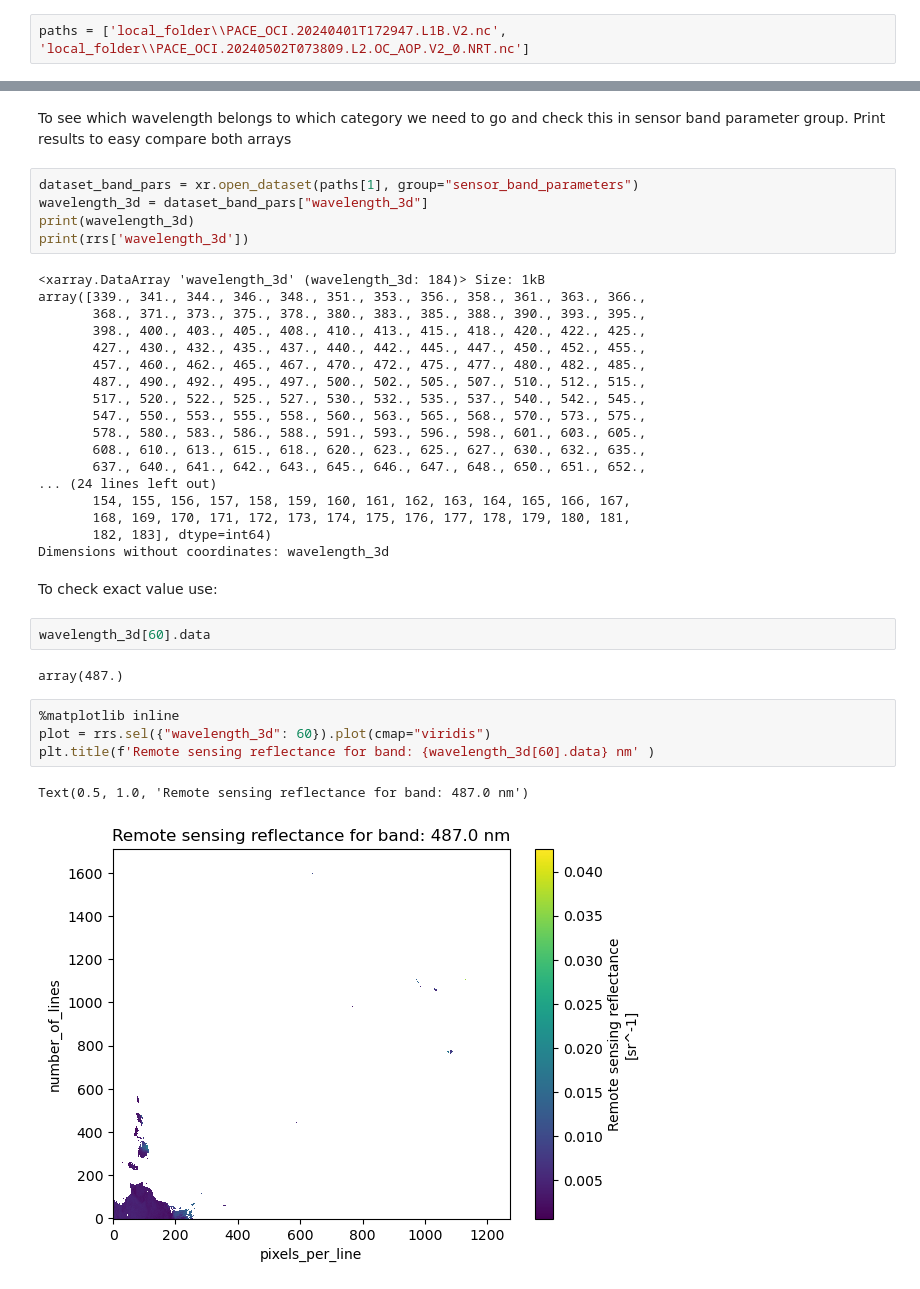
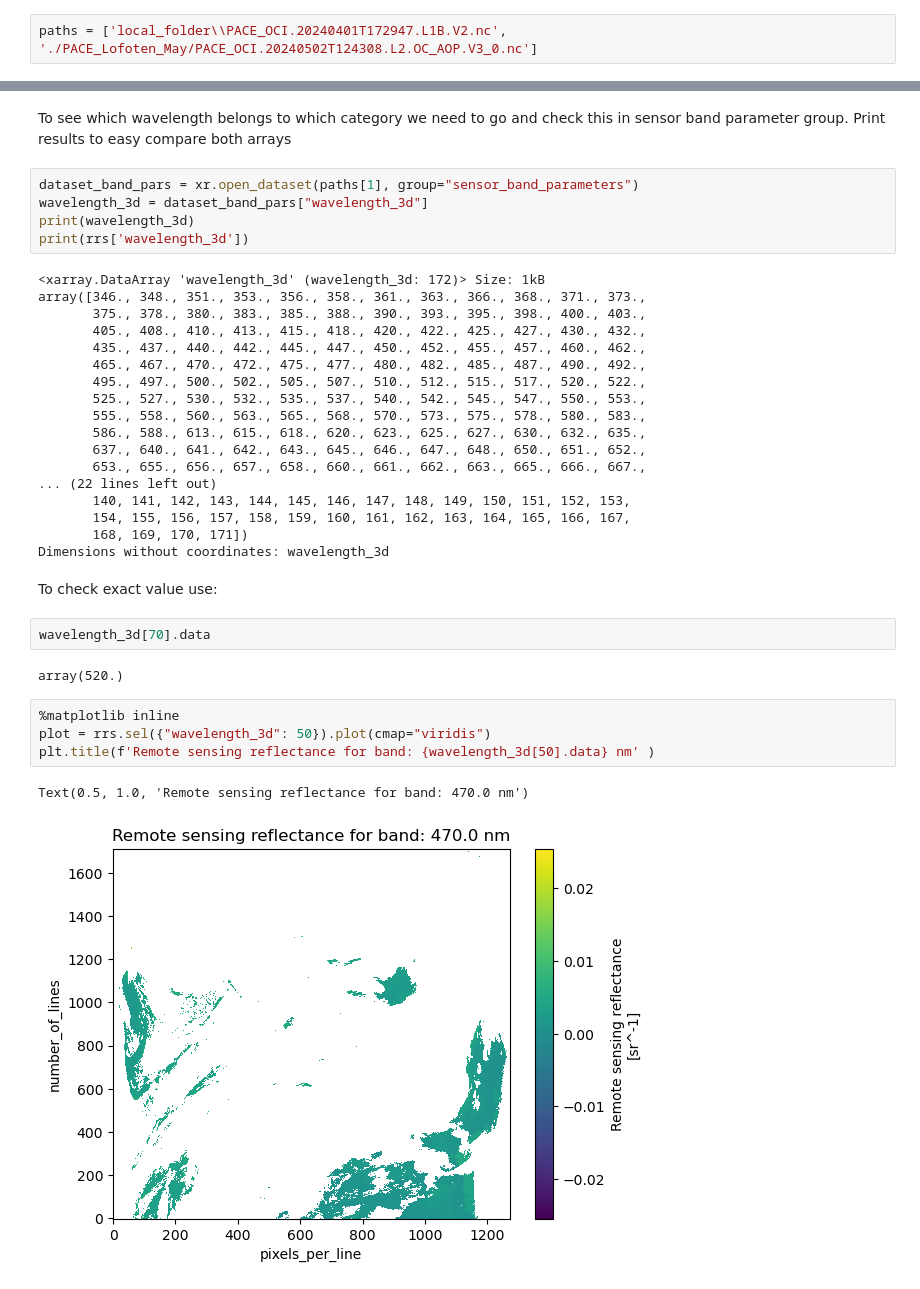
Before and after one commit to 1234ulus/RemoteSensing, a Jupyter notebook: PACE_explore_data.ipynb, the cells around one changed output, grey strips where cells are left out. Drawn from its saved outputs; the diff is of its cells as text.

```diff
--- a/PACE_explore_data.ipynb
+++ b/PACE_explore_data.ipynb
@@ -8,7 +8,7 @@ import xarray as xr
 # %% [markdown]
 Create path two local files, PACE data for level 1 and level 2
 # %%
-paths = ['local_folder\\PACE_OCI.20240401T172947.L1B.V2.nc', 'local_folder\\PACE_OCI.20240502T073809.L2.OC_AOP.V2_0.NRT.nc']
+paths = ['local_folder\\PACE_OCI.20240401T172947.L1B.V2.nc', './PACE_Lofoten_May/PACE_OCI.20240502T124308.L2.OC_AOP.V3_0.nc']
 # %% [markdown]
 Open first file. Level 1 data
 As xarray data set, again we do not see groups
@@ -149,36 +149,36 @@ wavelength_3d = dataset_band_pars["wavelength_3d"]
 print(wavelength_3d)
 print(rrs['wavelength_3d'])
 # %% [output]
-<xarray.DataArray 'wavelength_3d' (wavelength_3d: 184)> Size: 1kB
-array([339., 341., 344., 346., 348., 351., 353., 356., 358., 361., 363., 366.,
-       368., 371., 373., 375., 378., 380., 383., 385., 388., 390., 393., 395.,
-       398., 400., 403., 405., 408., 410., 413., 415., 418., 420., 422., 425.,
-       427., 430., 432., 435., 437., 440., 442., 445., 447., 450., 452., 455.,
-       457., 460., 462., 465., 467., 470., 472., 475., 477., 480., 482., 485.,
-       487., 490., 492., 495., 497., 500., 502., 505., 507., 510., 512., 515.,
-       517., 520., 522., 525., 527., 530., 532., 535., 537., 540., 542., 545.,
-       547., 550., 553., 555., 558., 560., 563., 565., 568., 570., 573., 575.,
-       578., 580., 583., 586., 588., 591., 593., 596., 598., 601., 603., 605.,
-       608., 610., 613., 615., 618., 620., 623., 625., 627., 630., 632., 635.,
+<xarray.DataArray 'wavelength_3d' (wavelength_3d: 172)> Size: 1kB
+array([346., 348., 351., 353., 356., 358., 361., 363., 366., 368., 371., 373.,
+       375., 378., 380., 383., 385., 388., 390., 393., 395., 398., 400., 403.,
+       405., 408., 410., 413., 415., 418., 420., 422., 425., 427., 430., 432.,
+       435., 437., 440., 442., 445., 447., 450., 452., 455., 457., 460., 462.,
+       465., 467., 470., 472., 475., 477., 480., 482., 485., 487., 490., 492.,
+       495., 497., 500., 502., 505., 507., 510., 512., 515., 517., 520., 522.,
+       525., 527., 530., 532., 535., 537., 540., 542., 545., 547., 550., 553.,
+       555., 558., 560., 563., 565., 568., 570., 573., 575., 578., 580., 583.,
+       586., 588., 613., 615., 618., 620., 623., 625., 627., 630., 632., 635.,
        637., 640., 641., 642., 643., 645., 646., 647., 648., 650., 651., 652.,
-... (24 lines left out)
+       653., 655., 656., 657., 658., 660., 661., 662., 663., 665., 666., 667.,
+... (22 lines left out)
+       140, 141, 142, 143, 144, 145, 146, 147, 148, 149, 150, 151, 152, 153,
        154, 155, 156, 157, 158, 159, 160, 161, 162, 163, 164, 165, 166, 167,
-       168, 169, 170, 171, 172, 173, 174, 175, 176, 177, 178, 179, 180, 181,
-       182, 183], dtype=int64)
+       168, 169, 170, 171])
 Dimensions without coordinates: wavelength_3d
 # %% [markdown]
 To check exact value use:
 # %%
-wavelength_3d[60].data
+wavelength_3d[70].data
 # %% [output]
-array(487.)
+array(520.)
 # %%
 %matplotlib inline
-plot = rrs.sel({"wavelength_3d": 60}).plot(cmap="viridis")
-plt.title(f'Remote sensing reflectance for band: {wavelength_3d[60].data} nm' )
+plot = rrs.sel({"wavelength_3d": 50}).plot(cmap="viridis")
+plt.title(f'Remote sensing reflectance for band: {wavelength_3d[50].data} nm' )
 # %% [output]
-Text(0.5, 1.0, 'Remote sensing reflectance for band: 487.0 nm')
+Text(0.5, 1.0, 'Remote sensing reflectance for band: 470.0 nm')
-[figure, old version]
+[figure, new version]
 # %%
 dataset = xr.merge((rrs, nav.coords))
 dataset
```
Also changed, not shown: parts of 10 cells of this notebook, 1 other file.
